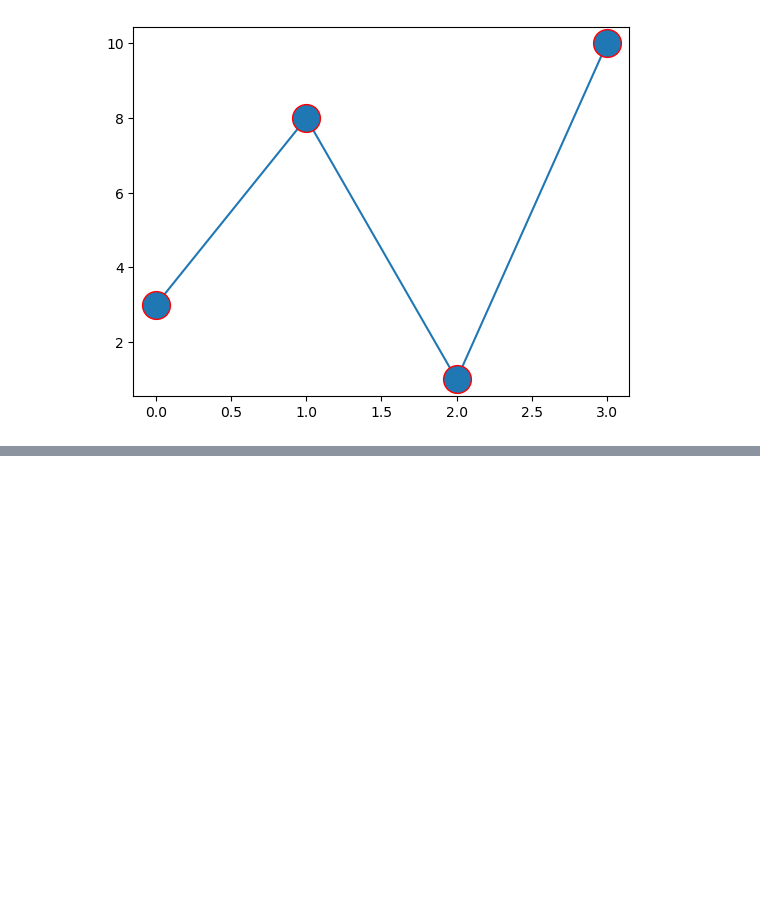
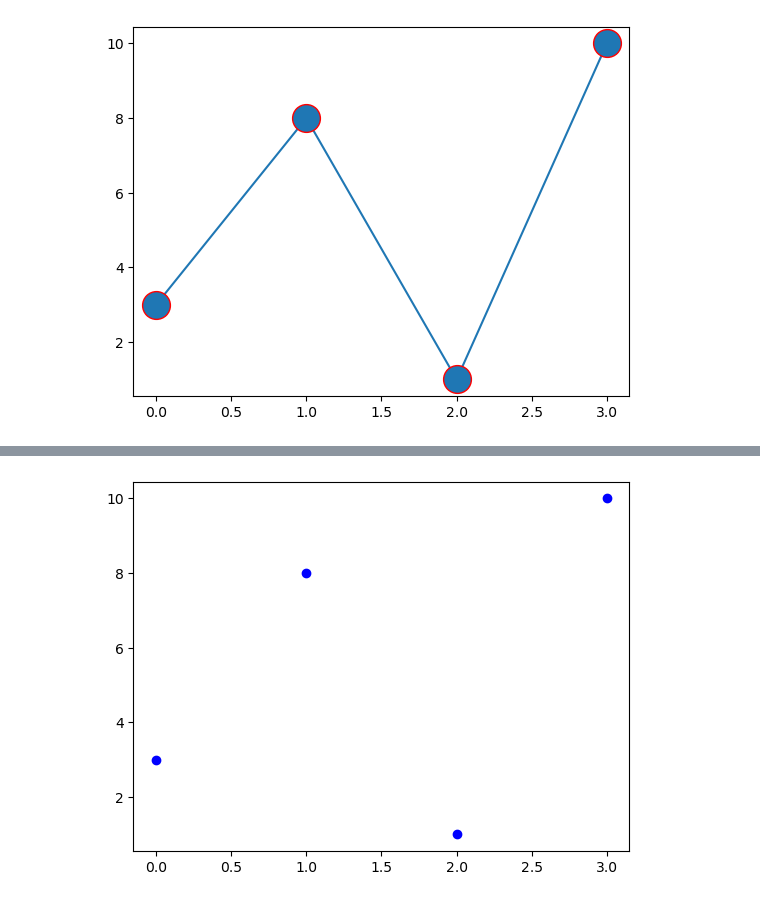
Before and after one commit to Chandana-Perspective-Data/PYTHON_LIBRARY, a Jupyter notebook: matplotlib(2).ipynb, the cells around one changed output, grey strips where cells are left out. Saved outputs shown, nothing was run; the diff lists cells and outputs as text; code cells hidden in the pictures; blank space fills up the shorter version.

```diff
--- a/matplotlib(2).ipynb
+++ b/matplotlib(2).ipynb
@@ -224,0 +244,7 @@ plt.show()
+# %%
+ypoints = np.array([3, 8, 1, 10]) # blue
+
+plt.plot(ypoints, 'ob')
+plt.show()
+# %% [output]
+[figure, added]
```
Also changed, not shown: parts of 61 cells of this notebook.
